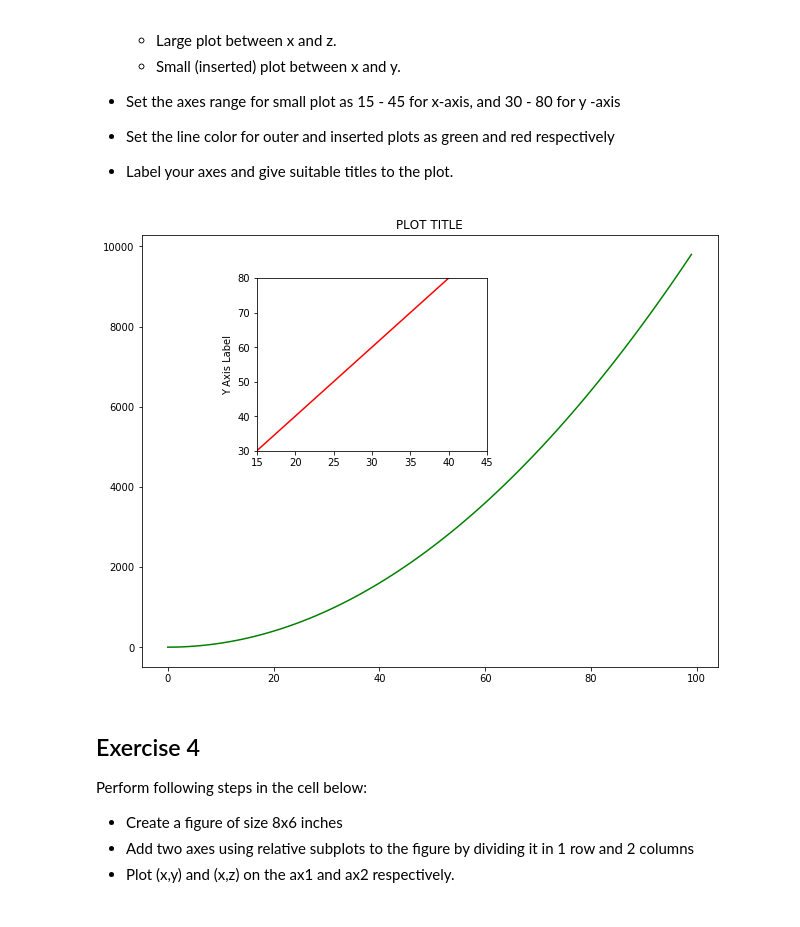
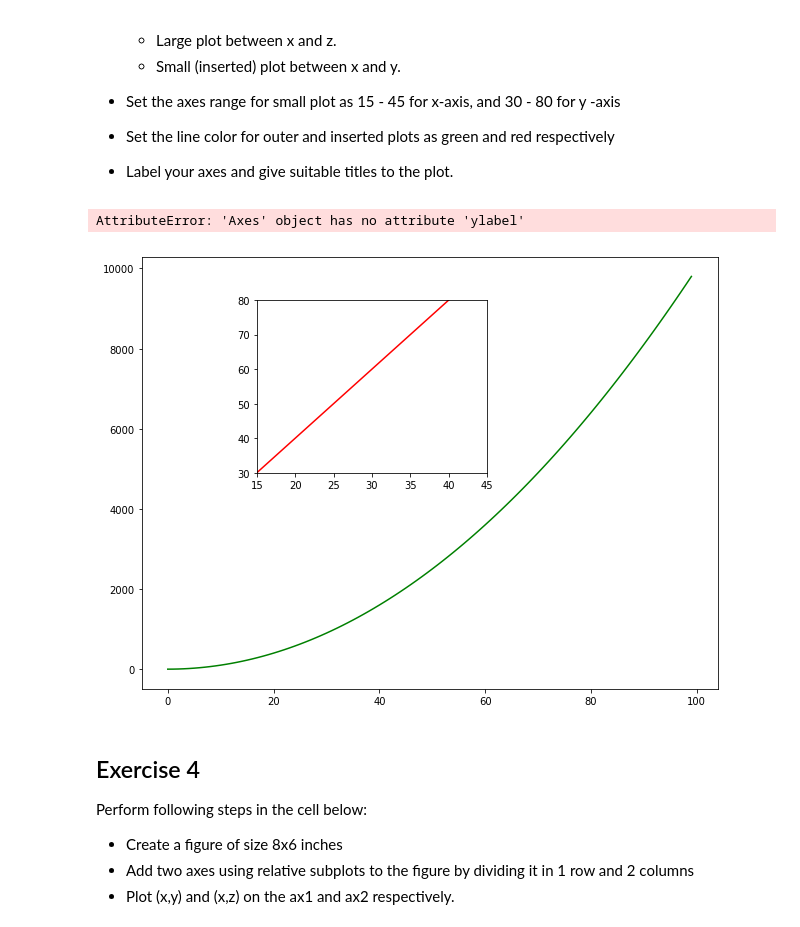
Before and after one commit to jdmitchell0216/ds-matplotlib-intro-lab-nyc-ds-career-012819, a Jupyter notebook: index.ipynb, the cells around one changed output. Drawn from its saved outputs; the diff is of its cells as text; code cells hidden in the pictures.

```diff
--- a/index.ipynb
+++ b/index.ipynb
@@ -118,17 +118,18 @@ Perform following tasks in the cell below:
 # %%
 xplot = plt.figure(figsize = (8, 6))
 ax1 = xplot.add_axes([0,0,1,1])
 ax2 = xplot.add_axes([0.2,0.5,0.4,0.4])
 ax2.set_xlim([15,45])
 ax2.set_ylim([30,80])
 ax1.plot(x, z, color = 'green', linestyle = '-')
 ax2.plot(x, y, color = 'red', linestyle = '-')
 ax1.set_label('X Axis Label')
-pltylabel('Y Axis Label')
+ax1.ylabel('Y Axis Label')
 ax1.set_title('PLOT TITLE')
 plt.show()
 # %% [output]
+AttributeError: 'Axes' object has no attribute 'ylabel'
-[figure, old version]
+[figure, new version]
 # %% [markdown]
 ## Exercise 4
 
```
